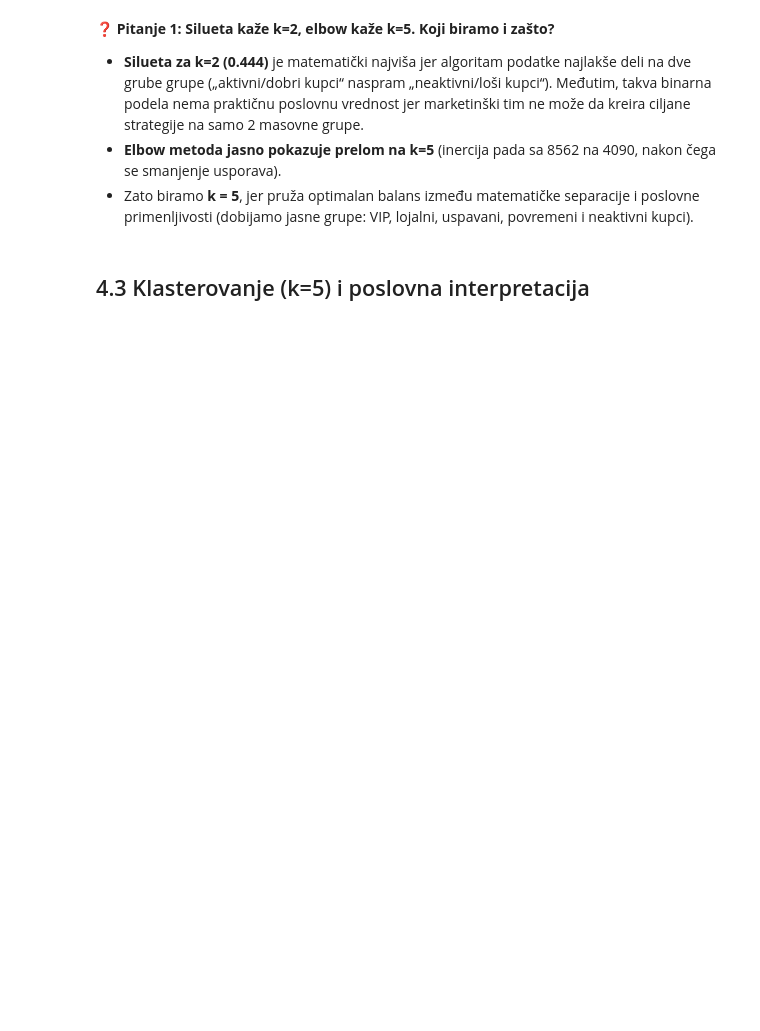
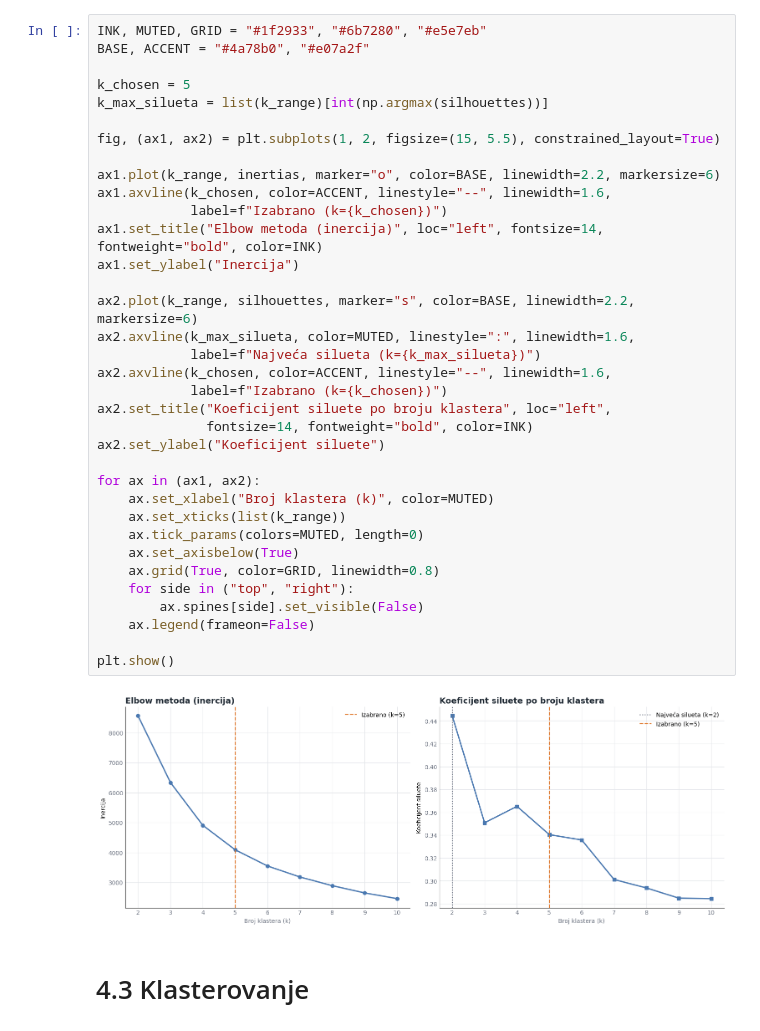
Before and after one commit to aaleksaacic/online-shop-analytics, a Jupyter notebook: notebooks/04_kmeans.ipynb, the cells around one changed output. Saved outputs shown, nothing was run; the diff lists cells and outputs as text; blank space fills up the shorter version.

```diff
--- a/notebooks/04_kmeans.ipynb
+++ b/notebooks/04_kmeans.ipynb
@@ -111,8 +66,40 @@ k=10: inercija=    2460  silueta=0.284
-# %% [markdown]
-❓ **Pitanje 1: Silueta kaže k=2, elbow kaže k=5. Koji biramo i zašto?**
-- **Silueta za k=2 (0.444)** je matematički najviša jer algoritam podatke najlakše deli na dve grube grupe („aktivni/dobri kupci“ naspram „neaktivni/loši kupci“). Međutim, takva binarna podela nema praktičnu poslovnu vrednost jer marketinški tim ne može da kreira ciljane strategije na samo 2 masovne grupe.
-- **Elbow metoda jasno pokazuje prelom na k=5** (inercija pada sa 8562 na 4090, nakon čega se smanjenje usporava).
-- Zato biramo **k = 5**, jer pruža optimalan balans između matematičke separacije i poslovne primenljivosti (dobijamo jasne grupe: VIP, lojalni, uspavani, povremeni i neaktivni kupci).
+# %%
+INK, MUTED, GRID = "#1f2933", "#6b7280", "#e5e7eb"
+BASE, ACCENT = "#4a78b0", "#e07a2f"
+
+k_chosen = 5
+k_max_silueta = list(k_range)[int(np.argmax(silhouettes))]
+
+fig, (ax1, ax2) = plt.subplots(1, 2, figsize=(15, 5.5), constrained_layout=True)
+
+ax1.plot(k_range, inertias, marker="o", color=BASE, linewidth=2.2, markersize=6)
+ax1.axvline(k_chosen, color=ACCENT, linestyle="--", linewidth=1.6,
+            label=f"Izabrano (k={k_chosen})")
+ax1.set_title("Elbow metoda (inercija)", loc="left", fontsize=14, fontweight="bold", color=INK)
+ax1.set_ylabel("Inercija")
+
+ax2.plot(k_range, silhouettes, marker="s", color=BASE, linewidth=2.2, markersize=6)
+ax2.axvline(k_max_silueta, color=MUTED, linestyle=":", linewidth=1.6,
+            label=f"Najveća silueta (k={k_max_silueta})")
+ax2.axvline(k_chosen, color=ACCENT, linestyle="--", linewidth=1.6,
+            label=f"Izabrano (k={k_chosen})")
+ax2.set_title("Koeficijent siluete po broju klastera", loc="left",
+              fontsize=14, fontweight="bold", color=INK)
+ax2.set_ylabel("Koeficijent siluete")
+
+for ax in (ax1, ax2):
+    ax.set_xlabel("Broj klastera (k)", color=MUTED)
+    ax.set_xticks(list(k_range))
+    ax.tick_params(colors=MUTED, length=0)
+    ax.set_axisbelow(True)
+    ax.grid(True, color=GRID, linewidth=0.8)
+    for side in ("top", "right"):
+        ax.spines[side].set_visible(False)
+    ax.legend(frameon=False)
+
+plt.show()
+# %% [output]
+[figure, added]
 # %% [markdown]
-## 4.3 Klasterovanje (k=5) i poslovna interpretacija
+# 4.3 Klasterovanje
 # %%
```
Also changed, not shown: parts of 16 cells of this notebook.
